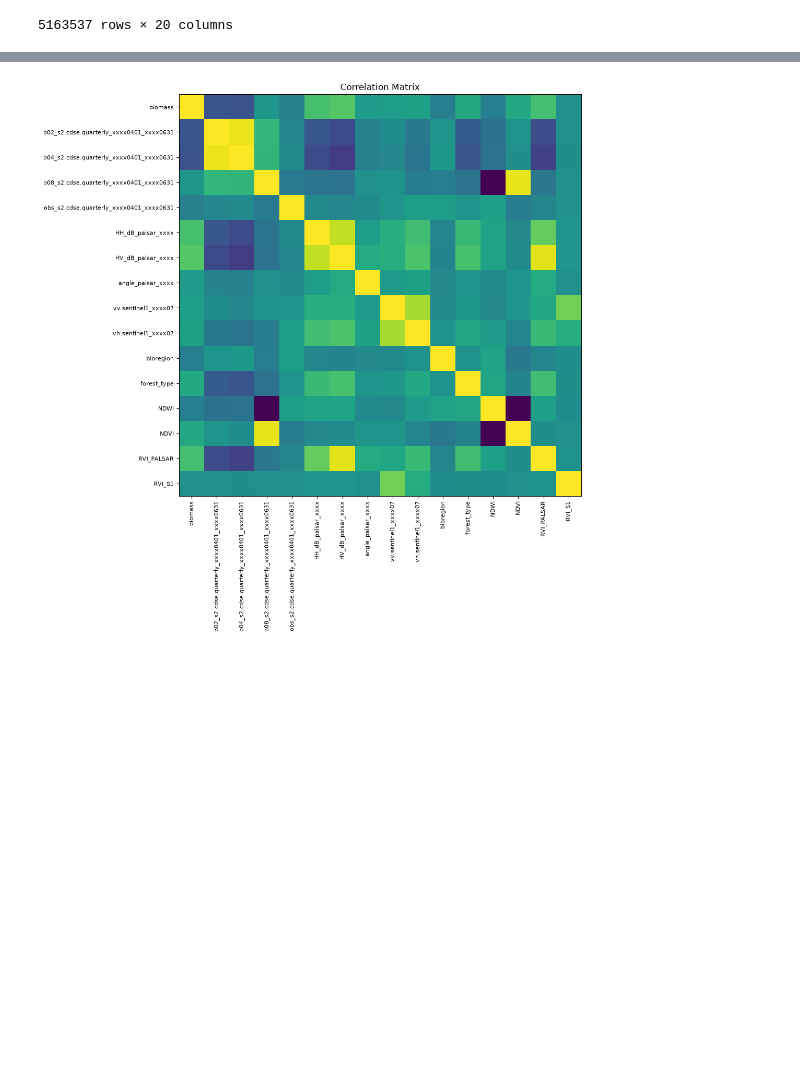
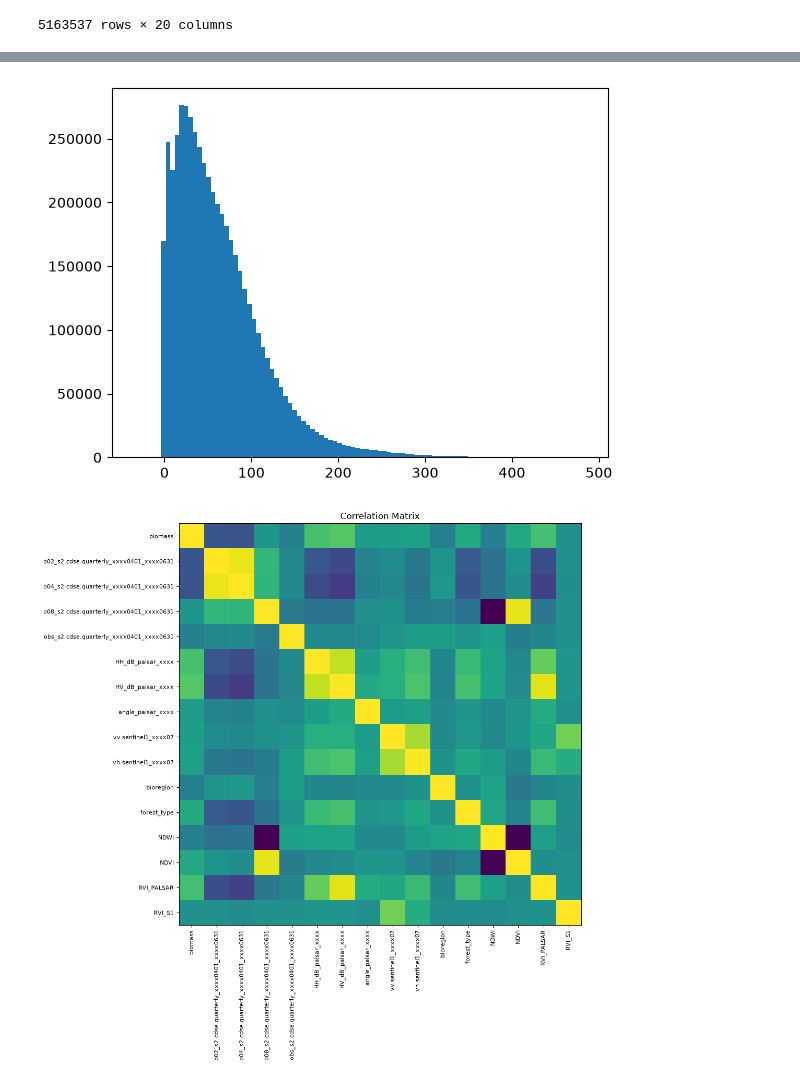
Before and after one commit to ramiqcom/opengeohub-summerschool-2026, a Jupyter notebook: notebook/2.analysis_linear.ipynb, the cells around one changed output, grey strips where cells are left out. Saved outputs shown, nothing was run; the diff lists cells and outputs as text; code cells hidden in the pictures; blank space fills up the shorter version.

```diff
--- a/notebook/2.analysis_linear.ipynb
+++ b/notebook/2.analysis_linear.ipynb
@@ -100,3 +115,8 @@ train_df = train_df.dropna()
+# %%
+plt.hist(train_df[LABEL], bins=100)
+plt.show()
+# %% [output]
+[figure, added]
 # %%
 # generate correlation matrix
 correlation = train_df[[LABEL, *NEW_PREDICTORS]].corr()
```
Also changed, not shown: parts of 9 cells of this notebook.
